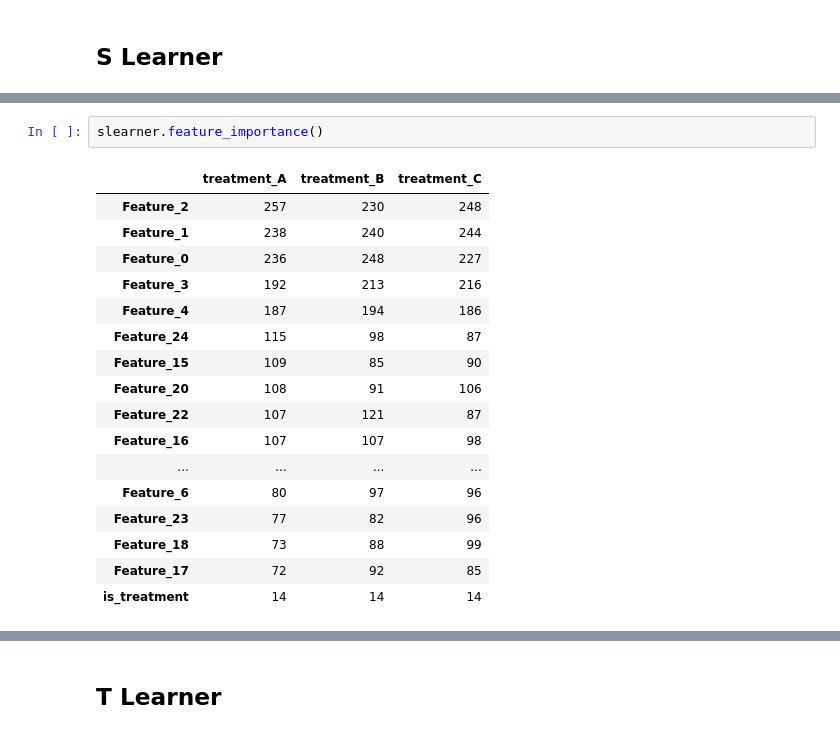
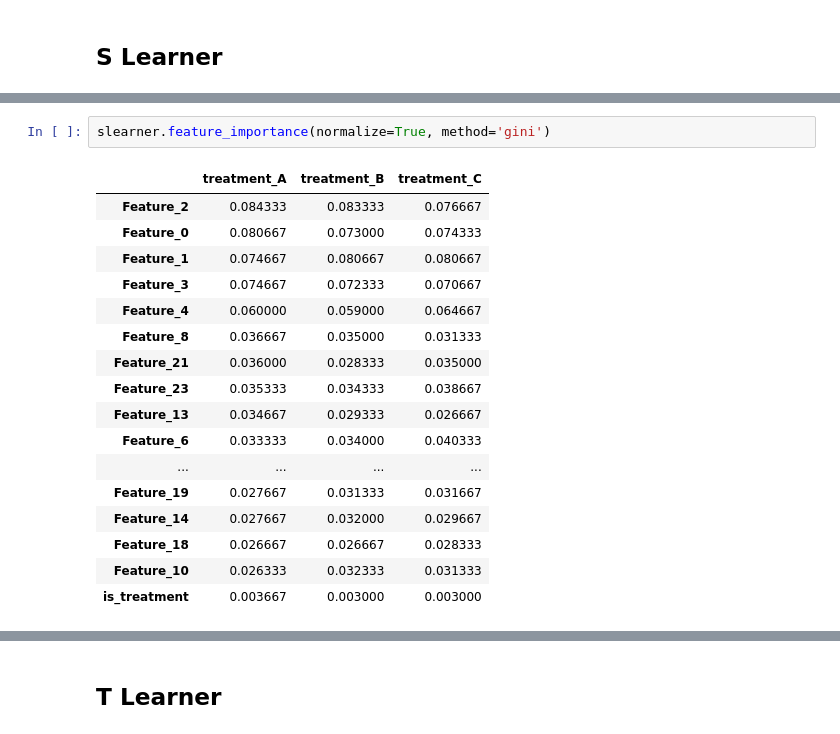
Before and after one commit to uber/causalml, a Jupyter notebook: examples/feature_importance_example_DEV.ipynb, the cells around one changed output, grey strips where cells are left out. Saved outputs shown, nothing was run; the diff lists cells and outputs as text.

```diff
--- a/examples/feature_importance_example_DEV.ipynb
+++ b/examples/feature_importance_example_DEV.ipynb
@@ -45,20 +43,20 @@ array([-0.00011477,  0.00204676, -0.01579487])
 # %%
-slearner.feature_importance()
+slearner.feature_importance(normalize=True, method='gini')
 # %% [output]
 |  | treatment_A | treatment_B | treatment_C |
-| Feature_2 | 257 | 230 | 248 |
-| Feature_1 | 238 | 240 | 244 |
-| Feature_0 | 236 | 248 | 227 |
-| Feature_3 | 192 | 213 | 216 |
-| Feature_4 | 187 | 194 | 186 |
-| Feature_24 | 115 | 98 | 87 |
-| Feature_15 | 109 | 85 | 90 |
-| Feature_20 | 108 | 91 | 106 |
-| Feature_22 | 107 | 121 | 87 |
-| Feature_16 | 107 | 107 | 98 |
+| Feature_2 | 0.084333 | 0.083333 | 0.076667 |
+| Feature_0 | 0.080667 | 0.073000 | 0.074333 |
+| Feature_1 | 0.074667 | 0.080667 | 0.080667 |
+| Feature_3 | 0.074667 | 0.072333 | 0.070667 |
+| Feature_4 | 0.060000 | 0.059000 | 0.064667 |
+| Feature_8 | 0.036667 | 0.035000 | 0.031333 |
+| Feature_21 | 0.036000 | 0.028333 | 0.035000 |
+| Feature_23 | 0.035333 | 0.034333 | 0.038667 |
+| Feature_13 | 0.034667 | 0.029333 | 0.026667 |
+| Feature_6 | 0.033333 | 0.034000 | 0.040333 |
 | ... | ... | ... | ... |
-| Feature_6 | 80 | 97 | 96 |
-| Feature_23 | 77 | 82 | 96 |
-| Feature_18 | 73 | 88 | 99 |
-| Feature_17 | 72 | 92 | 85 |
-| is_treatment | 14 | 14 | 14 |
+| Feature_19 | 0.027667 | 0.031333 | 0.031667 |
+| Feature_14 | 0.027667 | 0.032000 | 0.029667 |
+| Feature_18 | 0.026667 | 0.026667 | 0.028333 |
+| Feature_10 | 0.026333 | 0.032333 | 0.031333 |
+| is_treatment | 0.003667 | 0.003000 | 0.003000 |
```
Also changed, not shown: parts of 22 cells of this notebook.
